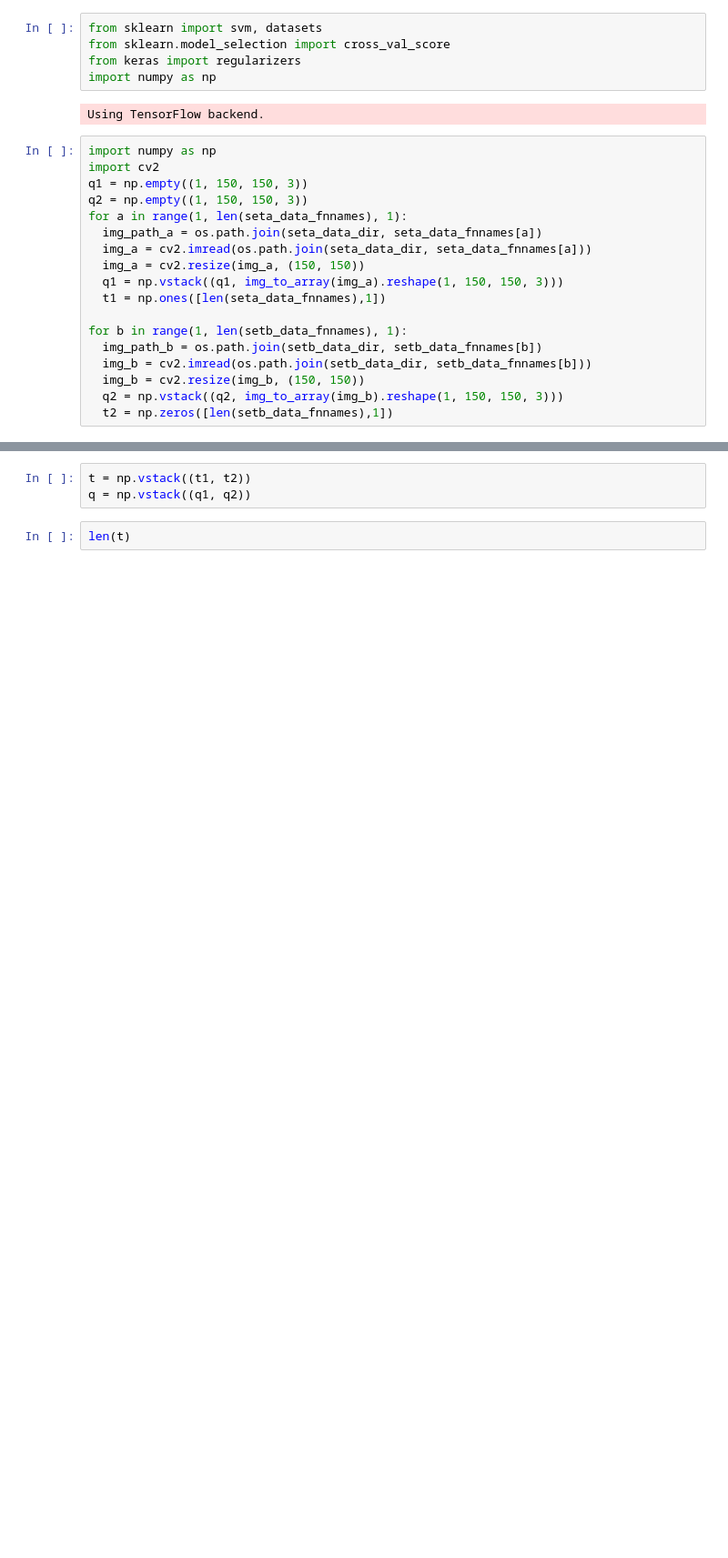
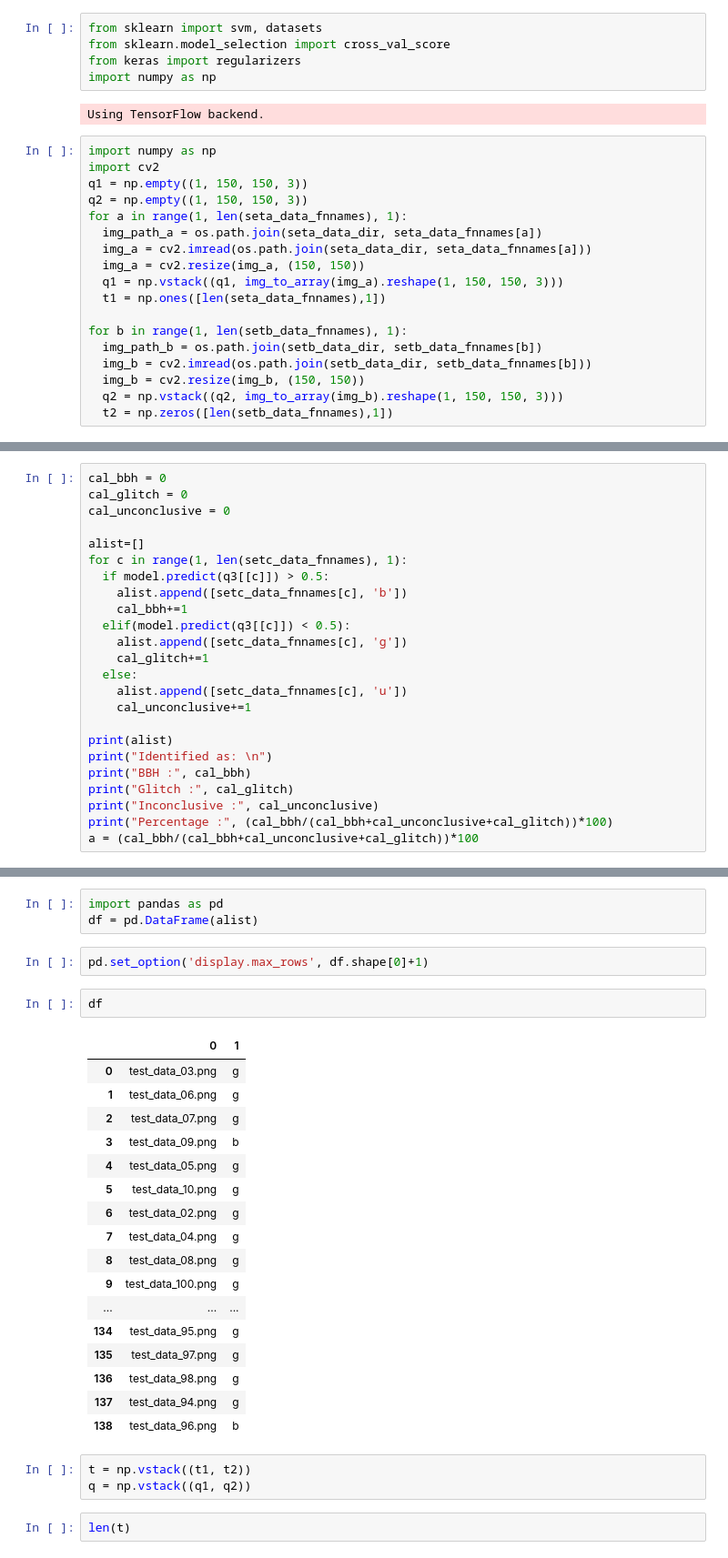
Before and after one commit to SGRGit/gwBICoherenceML, a Jupyter notebook: gwBICoherenceClassification.ipynb, the cells around one changed output, grey strips where cells are left out. Shown at 91% size. Cells and saved outputs as stored; diff of their text form; blank space fills up the shorter version.

```diff
--- a/gwBICoherenceClassification.ipynb
+++ b/gwBICoherenceClassification.ipynb
@@ -57,0 +84,24 @@ for b in range(1, len(setb_data_fnnames), 1):
+# %%
+cal_bbh = 0
+cal_glitch = 0
+cal_unconclusive = 0
+
+alist=[]
+for c in range(1, len(setc_data_fnnames), 1):
+  if model.predict(q3[[c]]) > 0.5:
+    alist.append([setc_data_fnnames[c], 'b'])
+    cal_bbh+=1
+  elif(model.predict(q3[[c]]) < 0.5):
+    alist.append([setc_data_fnnames[c], 'g'])
+    cal_glitch+=1
+  else:
+    alist.append([setc_data_fnnames[c], 'u'])
+    cal_unconclusive+=1
+
+print(alist)
+print("Identified as: \n")
+print("BBH :", cal_bbh)
+print("Glitch :", cal_glitch)
+print("Inconclusive :", cal_unconclusive)
+print("Percentage :", (cal_bbh/(cal_bbh+cal_unconclusive+cal_glitch))*100)
+a = (cal_bbh/(cal_bbh+cal_unconclusive+cal_glitch))*100
@@ -58,3 +116,28 @@ for b in range(1, len(setb_data_fnnames), 1):
+# %%
+import pandas as pd
+df = pd.DataFrame(alist)
+# %%
+pd.set_option('display.max_rows', df.shape[0]+1)
+# %%
+df
+# %% [output]
+|  | 0 | 1 |
+| 0 | test_data_03.png | g |
+| 1 | test_data_06.png | g |
+| 2 | test_data_07.png | g |
+| 3 | test_data_09.png | b |
+| 4 | test_data_05.png | g |
+| 5 | test_data_10.png | g |
+| 6 | test_data_02.png | g |
+| 7 | test_data_04.png | g |
+| 8 | test_data_08.png | g |
+| 9 | test_data_100.png | g |
+| ... | ... | ... |
+| 134 | test_data_95.png | g |
+| 135 | test_data_97.png | g |
+| 136 | test_data_98.png | g |
+| 137 | test_data_94.png | g |
+| 138 | test_data_96.png | b |
 # %%
 t = np.vstack((t1, t2))
 q = np.vstack((q1, q2))
```
Also changed, not shown: parts of 19 cells of this notebook.
